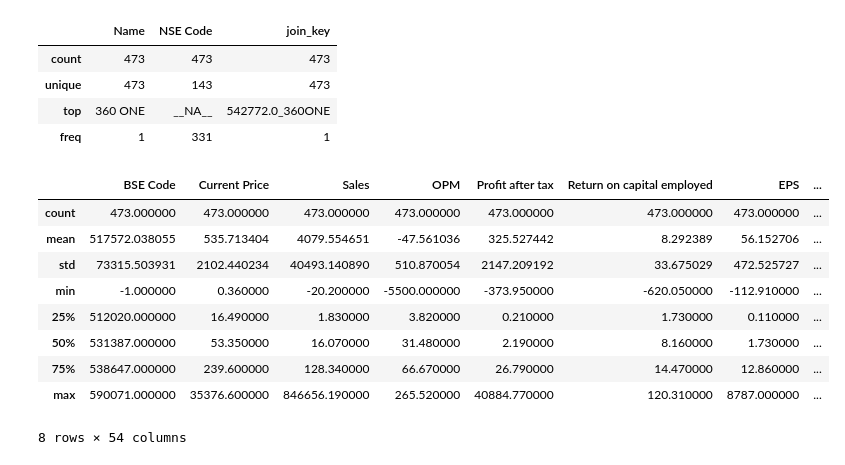
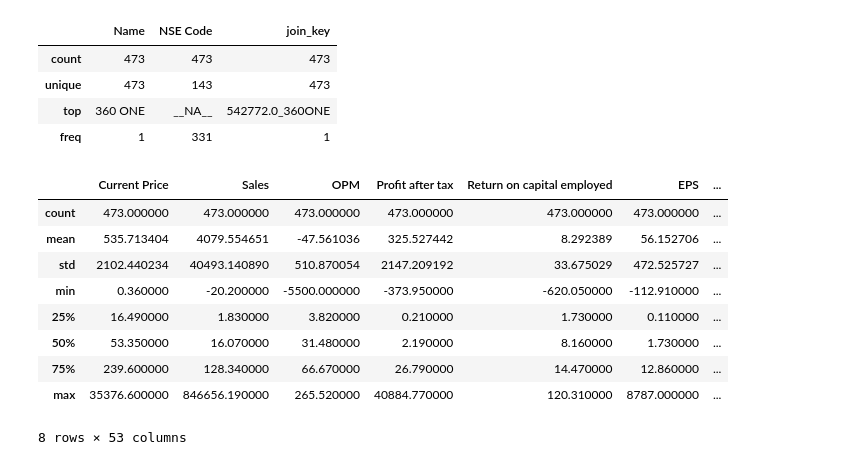
Before and after one commit to Arroyo75/python-financial-classification, a Jupyter notebook: annual_pl_1.ipynb, the cells around one changed output. Cells and saved outputs as stored; diff of their text form; code cells hidden in the pictures.

```diff
--- a/annual_pl_1.ipynb
+++ b/annual_pl_1.ipynb
@@ -84,19 +84,19 @@ df_fi.describe(include="object")
 | top | 360 ONE | __NA__ | 542772.0_360ONE |
 | freq | 1 | 331 | 1 |
 # %%
-summary_fi = df_fi.describe()
+summary_fi = df_fi.describe().drop(['BSE Code'], axis=1)
 summary_fi
 # %% [output]
-|  | BSE Code | Current Price | Sales | OPM | Profit after tax | Return on capital employed | EPS | ... |
-| count | 473.000000 | 473.000000 | 473.000000 | 473.000000 | 473.000000 | 473.000000 | 473.000000 | ... |
-| mean | 517572.038055 | 535.713404 | 4079.554651 | -47.561036 | 325.527442 | 8.292389 | 56.152706 | ... |
-| std | 73315.503931 | 2102.440234 | 40493.140890 | 510.870054 | 2147.209192 | 33.675029 | 472.525727 | ... |
-| min | -1.000000 | 0.360000 | -20.200000 | -5500.000000 | -373.950000 | -620.050000 | -112.910000 | ... |
-| 25% | 512020.000000 | 16.490000 | 1.830000 | 3.820000 | 0.210000 | 1.730000 | 0.110000 | ... |
-| 50% | 531387.000000 | 53.350000 | 16.070000 | 31.480000 | 2.190000 | 8.160000 | 1.730000 | ... |
-| 75% | 538647.000000 | 239.600000 | 128.340000 | 66.670000 | 26.790000 | 14.470000 | 12.860000 | ... |
-| max | 590071.000000 | 35376.600000 | 846656.190000 | 265.520000 | 40884.770000 | 120.310000 | 8787.000000 | ... |
+|  | Current Price | Sales | OPM | Profit after tax | Return on capital employed | EPS | ... |
+| count | 473.000000 | 473.000000 | 473.000000 | 473.000000 | 473.000000 | 473.000000 | ... |
+| mean | 535.713404 | 4079.554651 | -47.561036 | 325.527442 | 8.292389 | 56.152706 | ... |
+| std | 2102.440234 | 40493.140890 | 510.870054 | 2147.209192 | 33.675029 | 472.525727 | ... |
+| min | 0.360000 | -20.200000 | -5500.000000 | -373.950000 | -620.050000 | -112.910000 | ... |
+| 25% | 16.490000 | 1.830000 | 3.820000 | 0.210000 | 1.730000 | 0.110000 | ... |
+| 50% | 53.350000 | 16.070000 | 31.480000 | 2.190000 | 8.160000 | 1.730000 | ... |
+| 75% | 239.600000 | 128.340000 | 66.670000 | 26.790000 | 14.470000 | 12.860000 | ... |
+| max | 35376.600000 | 846656.190000 | 265.520000 | 40884.770000 | 120.310000 | 8787.000000 | ... |
-8 rows × 54 columns
+8 rows × 53 columns
 # %%
 corr = df_fi.corr(numeric_only=True)
 
```
Also changed, not shown: parts of 1 cell of this notebook, 1 other file.
